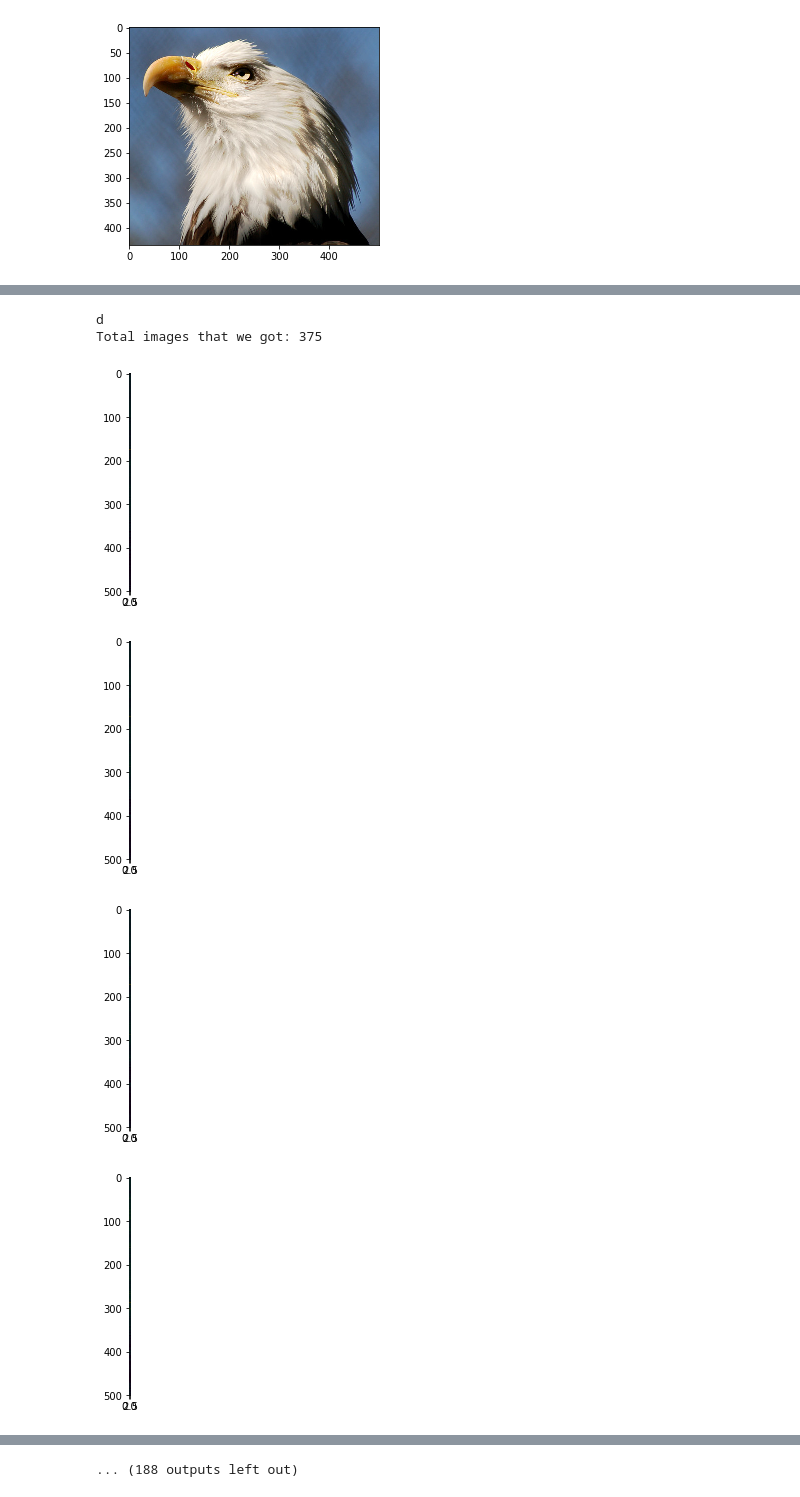
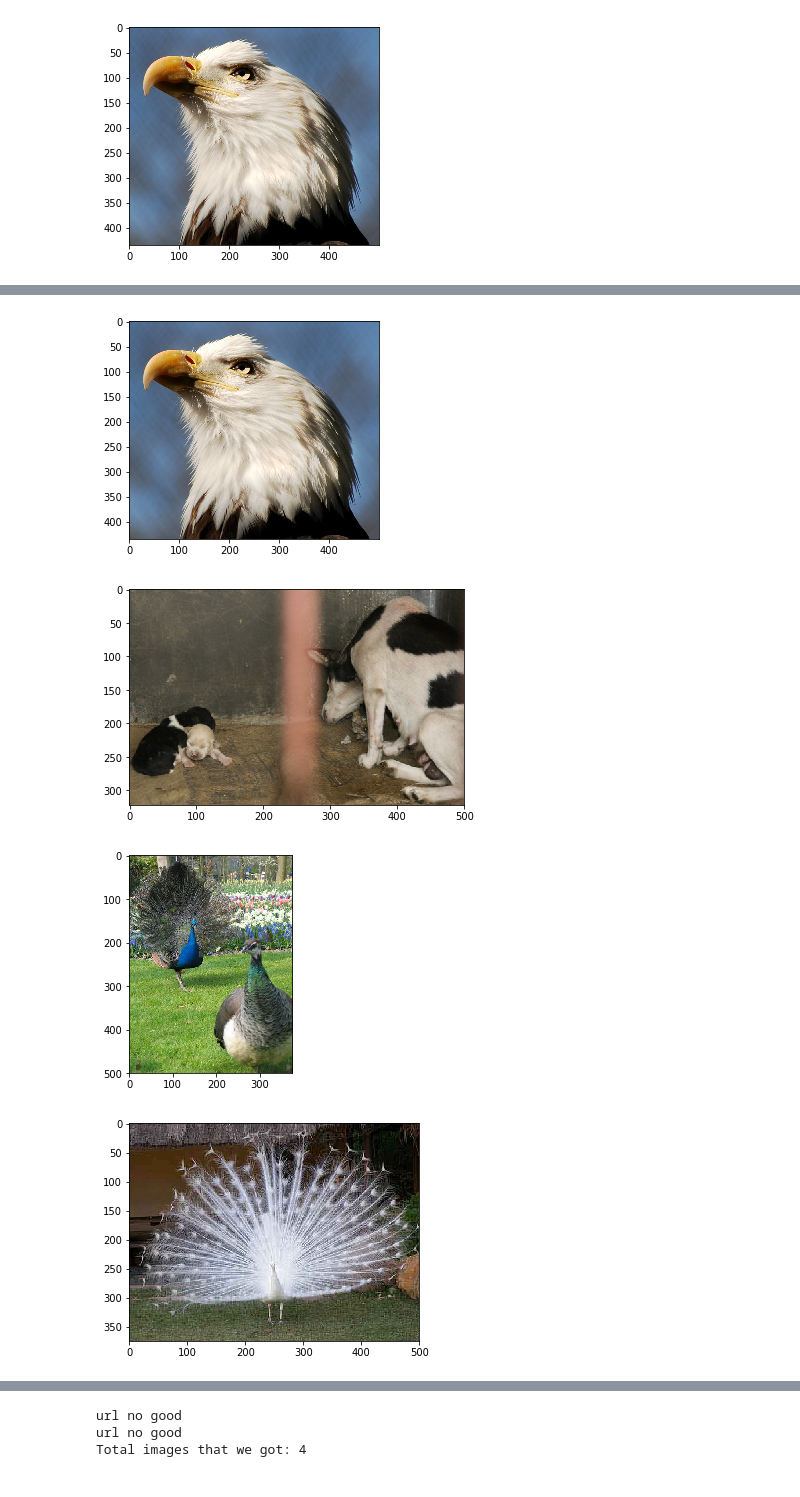
Before and after one commit to sweetpat030/2nd-ML100Days, a Jupyter notebook: homework/Day_003-2_HW.ipynb, the cells around one changed output, grey strips where cells are left out. Saved outputs shown, nothing was run; the diff lists cells and outputs as text; code cells hidden in the pictures.

```diff
--- a/homework/Day_003-2_HW.ipynb
+++ b/homework/Day_003-2_HW.ipynb
@@ -83,17 +83,17 @@ def img2arr_fromURLs(url_list, resize = False):
         - list of array
     """
     #global img_list
-
+    img_list=[]
     for i in range(len(url_list)):
         try:
             response = requests.get(url_list[i])
             img = Image.open(BytesIO(response.content))
+            plt.imshow(img)
+            plt.show()
+            img_list.append(url_list[i])
+        except:
 
-        except:
-            print("d")
-
-
-
+            print("url no good")
 
     return img_list
 # %%
@@ -115,14 +128,12 @@ http://farm1.static.flickr.com/145/430300483_21e993670c.jpg
 # %%
-result = img2arr_fromURLs(df[0:5][1].values)
+result = img2arr_fromURLs(df.loc[0:5][1].values)
 print("Total images that we got: %i " % len(result)) # 如果不等於 5, 代表有些連結失效囉
 
-for im_get in result:
-    plt.imshow(im_get)
-    plt.show()
+#for im_get in result:
+    #plt.imshow(im_get)
+    #plt.show()
 # %% [output]
-d
-Total images that we got: 375
-[figure, old version]
+[figure, new version]
-[figure, old version]
+[figure, new version]
-[figure, old version]
+[figure, new version]
-[figure, old version]
+[figure, new version]
@@ -136 +140,3 @@ Total images that we got: 375
-... (188 outputs left out)
+url no good
+url no good
+Total images that we got: 4
```
Also changed, not shown: parts of 2 cells of this notebook.
